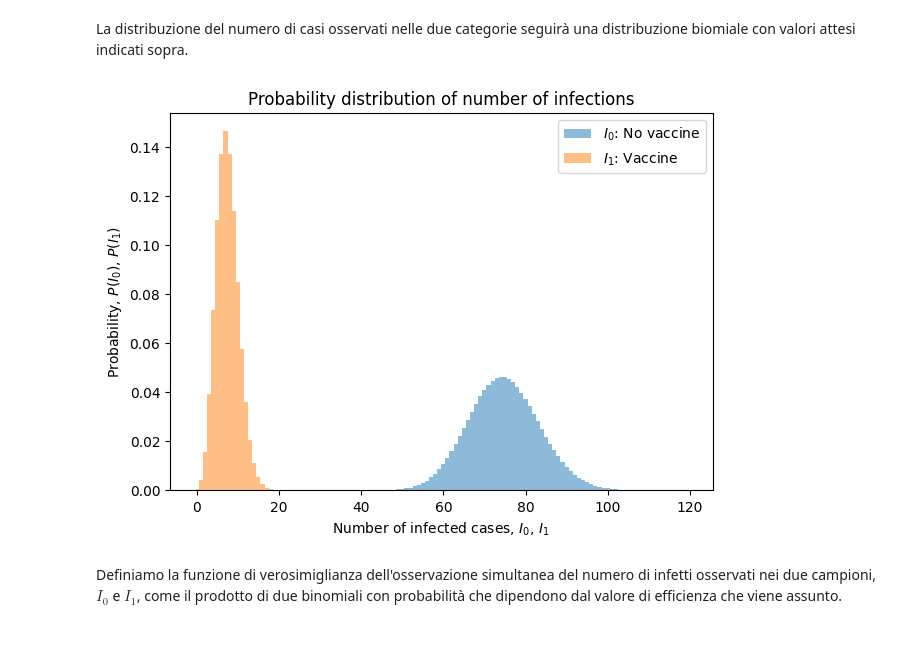
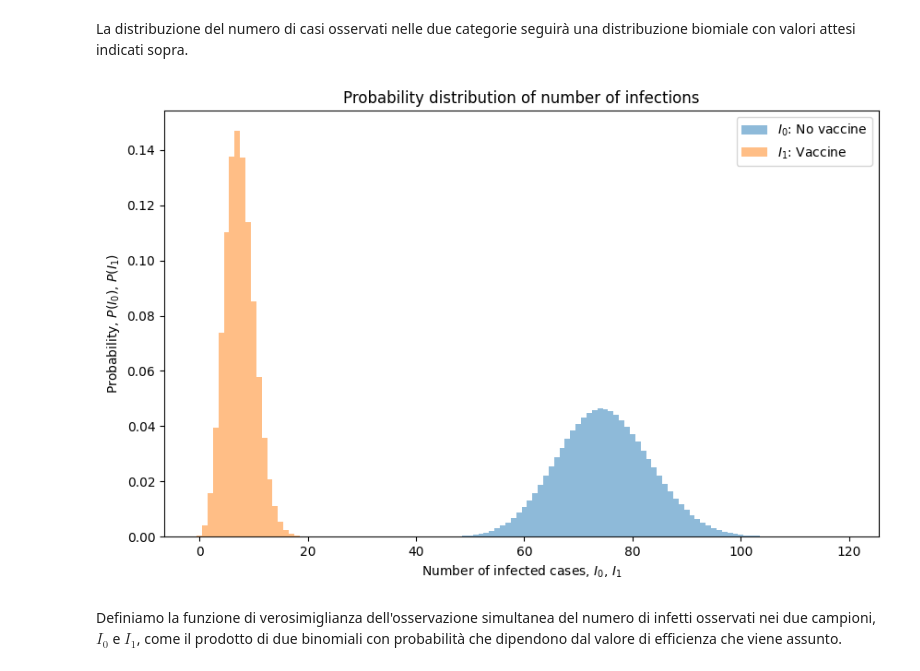
Before and after one commit to lucalista/analisi-dati-2024, a Jupyter notebook: 13.02.00__Stima_della_efficacia_di_un_vaccino.ipynb, the cells around one changed output. Cells and saved outputs as stored; diff of their text form; code cells hidden in the pictures; blank space fills up the shorter version.

```diff
--- a/13.02.00__Stima_della_efficacia_di_un_vaccino.ipynb
+++ b/13.02.00__Stima_della_efficacia_di_un_vaccino.ipynb
@@ -65,17 +67,17 @@ La distribuzione del numero di casi osservati nelle due categorie seguirà una d
 # %%
 i_range = np.arange(0,120)
 pmf0 = binom.pmf(i_range, n0, p0)
 pmf1 = binom.pmf(i_range, n0, p1)
-plt.figure(figsize=(7,5), dpi=100)
+plt.figure(figsize=(10, 6))
 plt.bar(i_range, pmf0, width=1, label='$I_0$: No vaccine', alpha=0.5)
 plt.bar(i_range, pmf1, width=1, label='$I_1$: Vaccine', alpha=0.5)
 plt.title("Probability distribution of number of infections")
 plt.xlabel("Number of infected cases, $I_0$, $I_1$")
 plt.ylabel("Probability, $P(I_0)$, $P(I_1)$")
 plt.legend()
 plt.show()
 # %% [output]
-[figure, old version]
+[figure, new version]
 # %% [markdown]
 Definiamo la funzione di verosimiglianza dell'osservazione simultanea del numero di infetti osservati nei due campioni, $I_0$ e $I_1$, come il prodotto di due binomiali con probabilità che dipendono dal valore di efficienza che viene assunto.
 # %% [markdown]
```
Also changed, not shown: parts of 14 cells of this notebook.
